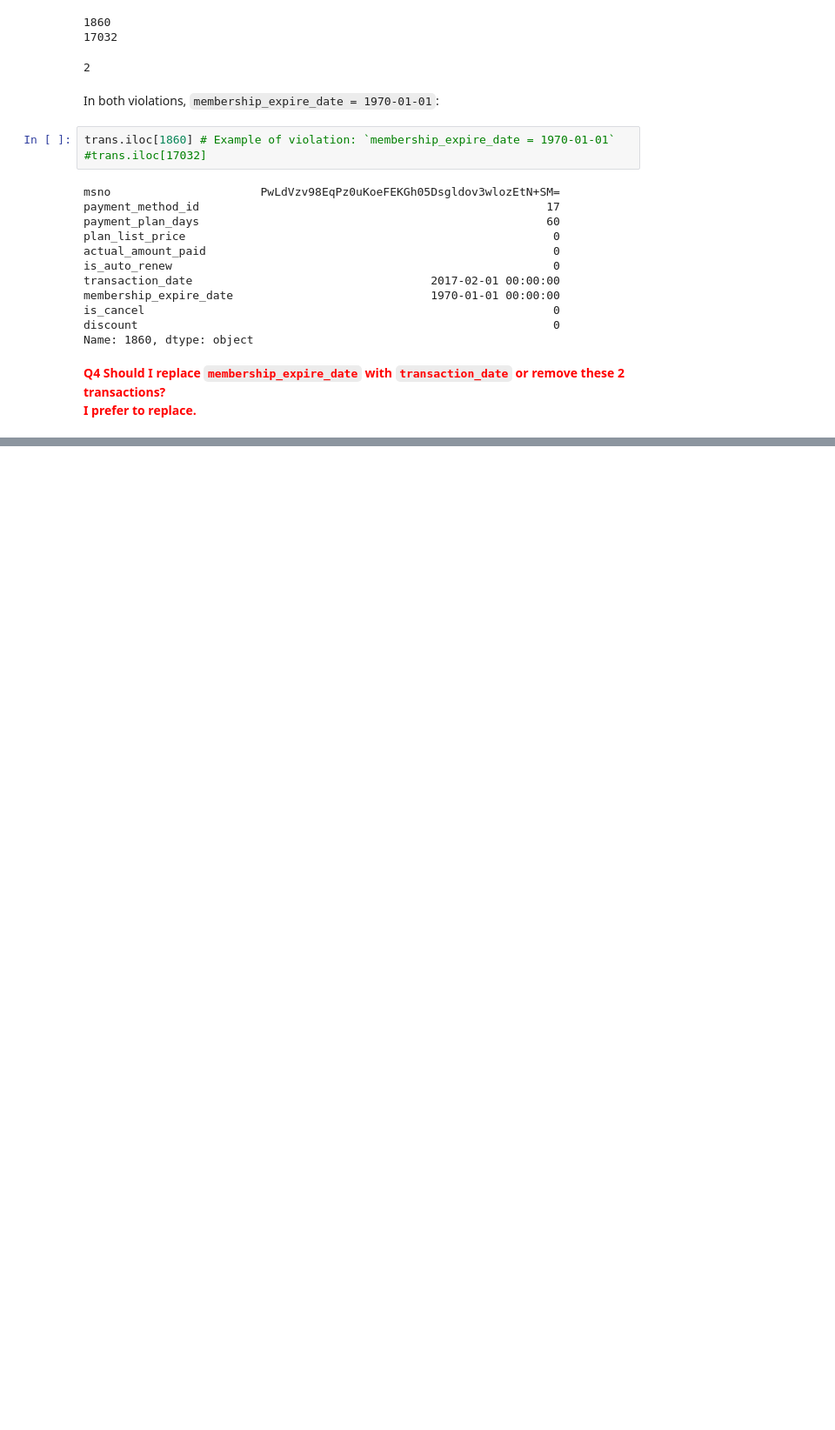
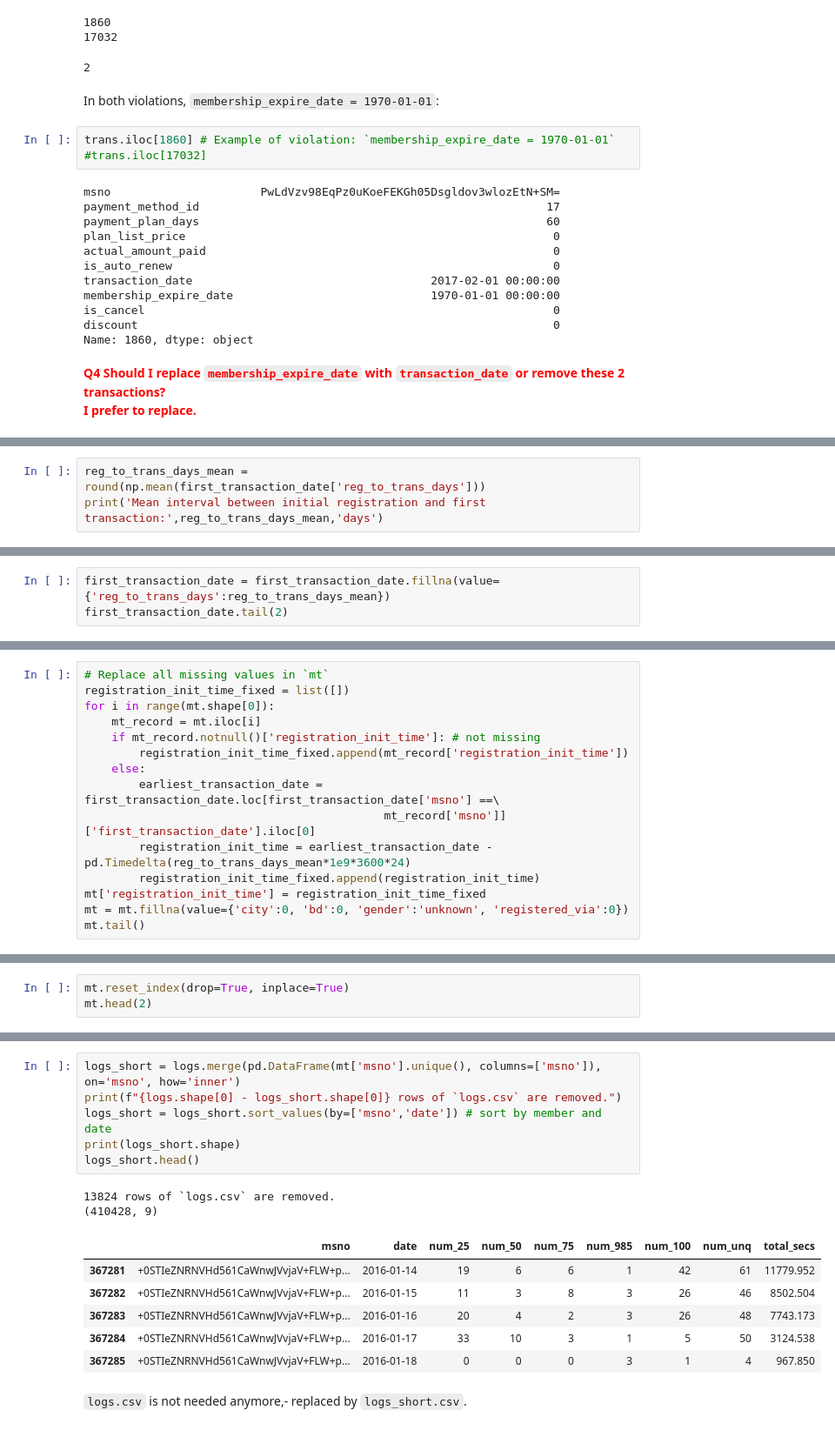
Before and after one commit to ysereda/Springboard, a Jupyter notebook: Capstone2_CustomerChurn.ipynb, the cells around one changed output, grey strips where cells are left out. Shown at 87% size. Cells and saved outputs as stored; diff of their text form; blank space fills up the shorter version.

```diff
--- a/Capstone2_CustomerChurn.ipynb
+++ b/Capstone2_CustomerChurn.ipynb
@@ -980,0 +1243,3 @@ Name: 1860, dtype: object
+# %%
+reg_to_trans_days_mean = round(np.mean(first_transaction_date['reg_to_trans_days']))
+print('Mean interval between initial registration and first transaction:',reg_to_trans_days_mean,'days')
@@ -980,0 +1250,3 @@ Name: 1860, dtype: object
+# %%
+first_transaction_date = first_transaction_date.fillna(value={'reg_to_trans_days':reg_to_trans_days_mean})
+first_transaction_date.tail(2)
@@ -980,0 +1257,15 @@ Name: 1860, dtype: object
+# %%
+# Replace all missing values in `mt`
+registration_init_time_fixed = list([])
+for i in range(mt.shape[0]):
+    mt_record = mt.iloc[i]
+    if mt_record.notnull()['registration_init_time']: # not missing
+        registration_init_time_fixed.append(mt_record['registration_init_time'])
+    else:
+        earliest_transaction_date = first_transaction_date.loc[first_transaction_date['msno'] ==\
+                                            mt_record['msno']]['first_transaction_date'].iloc[0]
+        registration_init_time = earliest_transaction_date - pd.Timedelta(reg_to_trans_days_mean*1e9*3600*24)
+        registration_init_time_fixed.append(registration_init_time)
+mt['registration_init_time'] = registration_init_time_fixed
+mt = mt.fillna(value={'city':0, 'bd':0, 'gender':'unknown', 'registered_via':0})
+mt.tail()
@@ -980,0 +1301,3 @@ Name: 1860, dtype: object
+# %%
+mt.reset_index(drop=True, inplace=True)
+mt.head(2)
@@ -980,0 +1341,17 @@ Name: 1860, dtype: object
+# %%
+logs_short = logs.merge(pd.DataFrame(mt['msno'].unique(), columns=['msno']), on='msno', how='inner')
+print(f"{logs.shape[0] - logs_short.shape[0]} rows of `logs.csv` are removed.")
+logs_short = logs_short.sort_values(by=['msno','date']) # sort by member and date
+print(logs_short.shape)
+logs_short.head()
+# %% [output]
+13824 rows of `logs.csv` are removed.
+(410428, 9)
+|  | msno | date | num_25 | num_50 | num_75 | num_985 | num_100 | num_unq | total_secs |
+| 367281 | +0STIeZNRNVHd561CaWnwJVvjaV+FLW+p... | 2016-01-14 | 19 | 6 | 6 | 1 | 42 | 61 | 11779.952 |
+| 367282 | +0STIeZNRNVHd561CaWnwJVvjaV+FLW+p... | 2016-01-15 | 11 | 3 | 8 | 3 | 26 | 46 | 8502.504 |
+| 367283 | +0STIeZNRNVHd561CaWnwJVvjaV+FLW+p... | 2016-01-16 | 20 | 4 | 2 | 3 | 26 | 48 | 7743.173 |
+| 367284 | +0STIeZNRNVHd561CaWnwJVvjaV+FLW+p... | 2016-01-17 | 33 | 10 | 3 | 1 | 5 | 50 | 3124.538 |
+| 367285 | +0STIeZNRNVHd561CaWnwJVvjaV+FLW+p... | 2016-01-18 | 0 | 0 | 0 | 3 | 1 | 4 | 967.850 |
+# %% [markdown]
+`logs.csv` is not needed anymore,- replaced by `logs_short.csv`.
```
Also changed, not shown: parts of 85 cells of this notebook.
